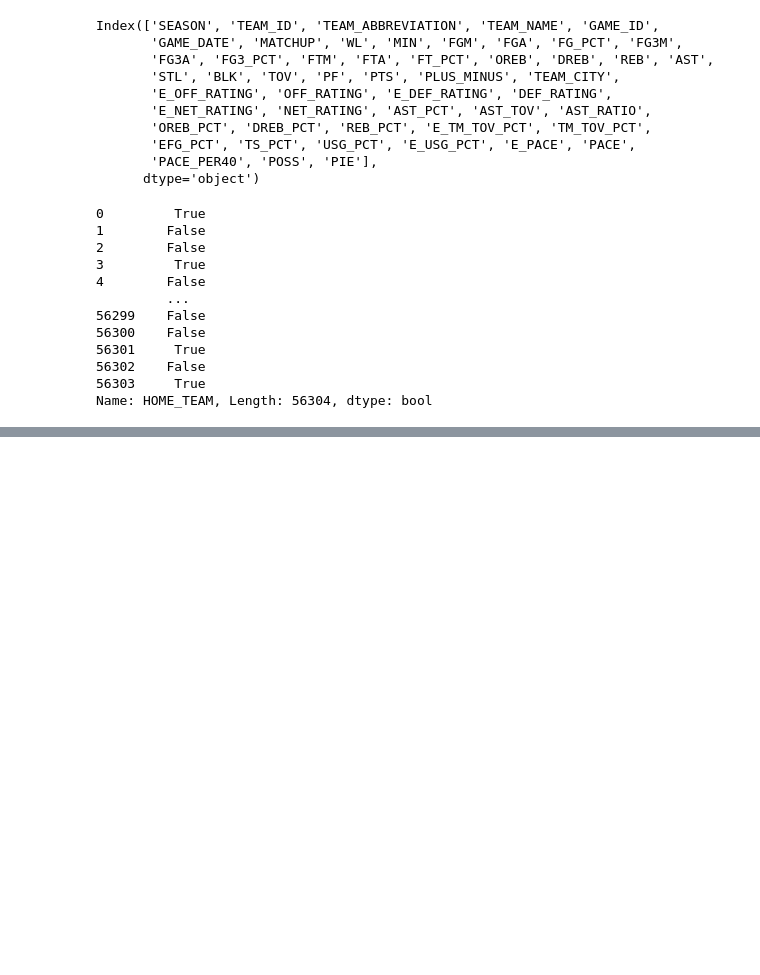
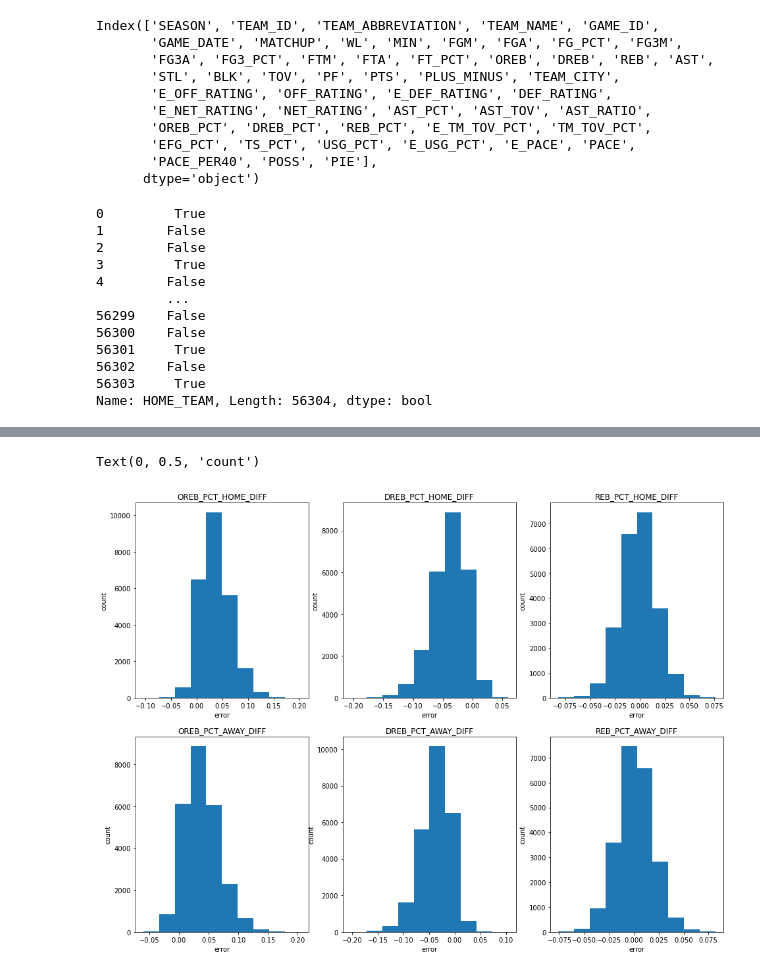
Before and after one commit to jnshzk/nba_beating_the_spread, a Jupyter notebook: data_cleaning_exploration.ipynb, the cells around one changed output, grey strips where cells are left out. Drawn from its saved outputs; the diff is of its cells as text; code cells hidden in the pictures; blank space fills up the shorter version.

Commit message:
added code to fill missing vals

```diff
--- a/data_cleaning_exploration.ipynb
+++ b/data_cleaning_exploration.ipynb
@@ -103,0 +117,53 @@ team_boxscores_df.shape
+# %%
+#look into missing rebound percentage stats
+#calculate rebound percentage stats
+team_boxscores_df['OREB_PCT_HOME_CALC'] = team_boxscores_df['OREB_HOME'] / (team_boxscores_df['OREB_HOME'] + team_boxscores_df['DREB_AWAY'])
+team_boxscores_df['DREB_PCT_HOME_CALC'] = team_boxscores_df['DREB_HOME'] / (team_boxscores_df['DREB_HOME'] + team_boxscores_df['OREB_AWAY'])
+team_boxscores_df['REB_PCT_HOME_CALC'] = team_boxscores_df['REB_HOME'] / (team_boxscores_df['REB_HOME'] + team_boxscores_df['REB_AWAY'])
+team_boxscores_df['OREB_PCT_AWAY_CALC'] = team_boxscores_df['OREB_AWAY'] / (team_boxscores_df['OREB_AWAY'] + team_boxscores_df['DREB_HOME'])
+team_boxscores_df['DREB_PCT_AWAY_CALC'] = team_boxscores_df['DREB_AWAY'] / (team_boxscores_df['DREB_AWAY'] + team_boxscores_df['OREB_HOME'])
+team_boxscores_df['REB_PCT_AWAY_CALC'] = team_boxscores_df['REB_AWAY'] / (team_boxscores_df['REB_AWAY'] + team_boxscores_df['REB_HOME'])
+
+#calculate error of calculated stats
+team_boxscores_df['OREB_PCT_CALC_HOME_DIFF'] = team_boxscores_df['OREB_PCT_HOME'] - team_boxscores_df['OREB_PCT_HOME_CALC']
+team_boxscores_df['DREB_PCT_CALC_HOME_DIFF'] = team_boxscores_df['DREB_PCT_HOME'] - team_boxscores_df['DREB_PCT_HOME_CALC']
+team_boxscores_df['REB_PCT_CALC_HOME_DIFF'] = team_boxscores_df['REB_PCT_HOME'] - team_boxscores_df['REB_PCT_HOME_CALC']
+team_boxscores_df['OREB_PCT_CALC_AWAY_DIFF'] = team_boxscores_df['OREB_PCT_AWAY'] - team_boxscores_df['OREB_PCT_AWAY_CALC']
+team_boxscores_df['DREB_PCT_CALC_AWAY_DIFF'] = team_boxscores_df['DREB_PCT_AWAY'] - team_boxscores_df['DREB_PCT_AWAY_CALC']
+team_boxscores_df['REB_PCT_CALC_AWAY_DIFF'] = team_boxscores_df['REB_PCT_AWAY'] - team_boxscores_df['REB_PCT_AWAY_CALC']
+# %%
+#plot error of calculated rebound percentage stats
+fig, axes = plt.subplots(2, 3, figsize=[16, 12])
+
+axes[0,0].hist(team_boxscores_df['OREB_PCT_CALC_HOME_DIFF'])
+axes[0,0].set_title('OREB_PCT_HOME_DIFF')
+axes[0,0].set_xlabel('error')
+axes[0,0].set_ylabel('count')
+
+axes[0,1].hist(team_boxscores_df['DREB_PCT_CALC_HOME_DIFF'])
+axes[0,1].set_title('DREB_PCT_HOME_DIFF')
+axes[0,1].set_xlabel('error')
+axes[0,1].set_ylabel('count')
+
+axes[0,2].hist(team_boxscores_df['REB_PCT_CALC_HOME_DIFF'])
+axes[0,2].set_title('REB_PCT_HOME_DIFF')
+axes[0,2].set_xlabel('error')
+axes[0,2].set_ylabel('count')
+
+axes[1,0].hist(team_boxscores_df['OREB_PCT_CALC_AWAY_DIFF'])
+axes[1,0].set_title('OREB_PCT_AWAY_DIFF')
+axes[1,0].set_xlabel('error')
+axes[1,0].set_ylabel('count')
+
+axes[1,1].hist(team_boxscores_df['DREB_PCT_CALC_AWAY_DIFF'])
+axes[1,1].set_title('DREB_PCT_AWAY_DIFF')
+axes[1,1].set_xlabel('error')
+axes[1,1].set_ylabel('count')
+
+axes[1,2].hist(team_boxscores_df['REB_PCT_CALC_AWAY_DIFF'])
+axes[1,2].set_title('REB_PCT_AWAY_DIFF')
+axes[1,2].set_xlabel('error')
+axes[1,2].set_ylabel('count')
+# %% [output]
+Text(0, 0.5, 'count')
+[figure, added]
```
Also changed, not shown: parts of 8 cells of this notebook.
